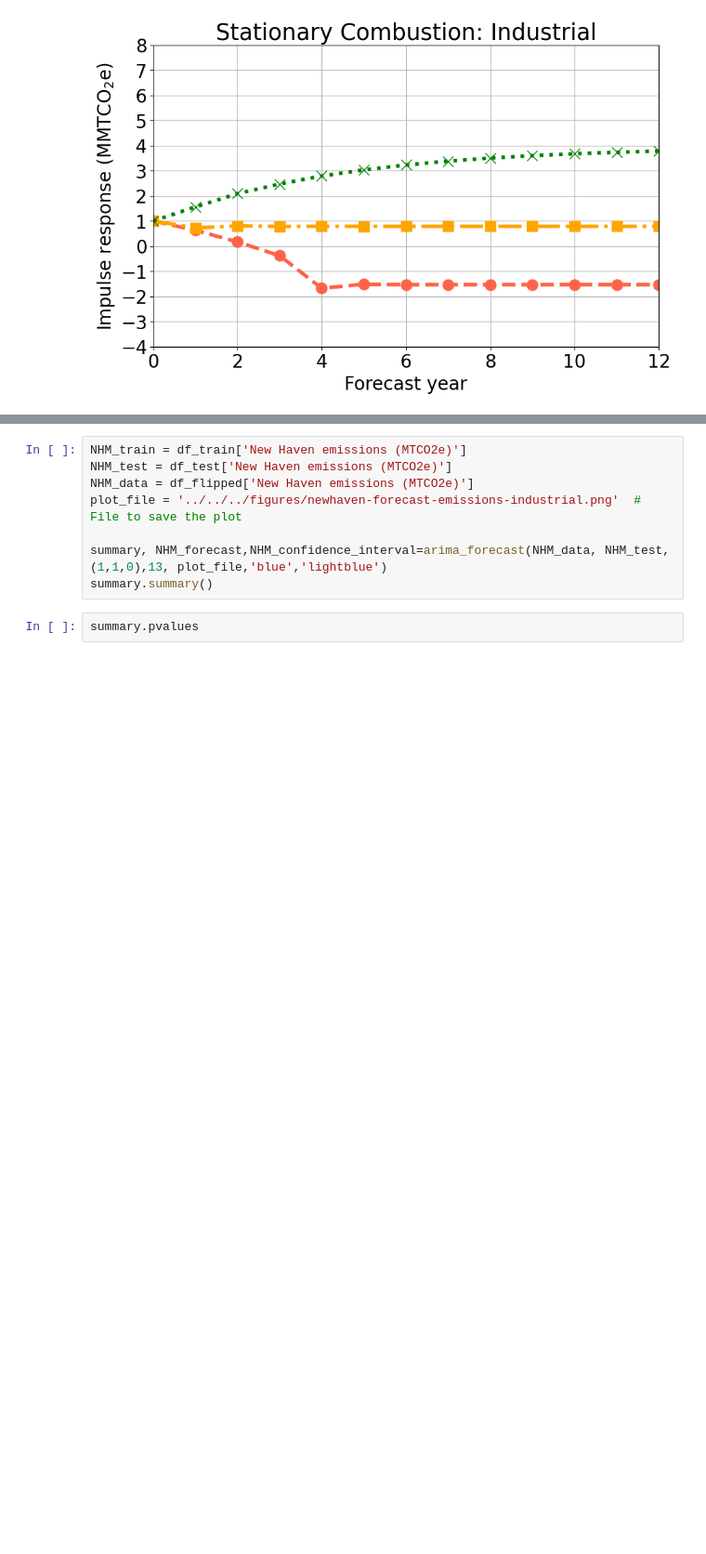
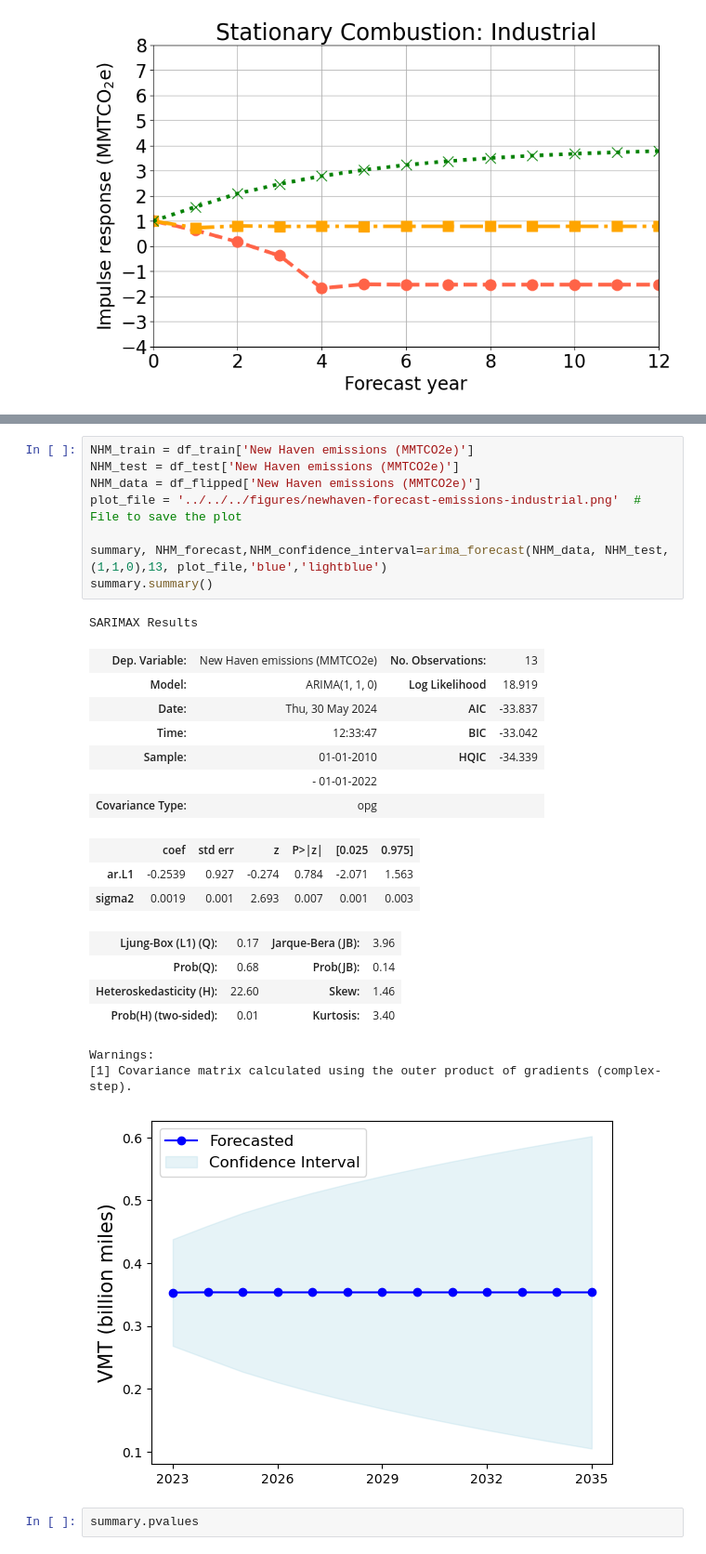
Before and after one commit to narslab/tracking-msa-ghg, a Jupyter notebook: bin/jupyter/emissions-projection/msa-industrial-forecast.ipynb, the cells around one changed output, grey strips where cells are left out. Shown at 93% size. Saved outputs shown, nothing was run; the diff lists cells and outputs as text; blank space fills up the shorter version.

```diff
--- a/bin/jupyter/emissions-projection/msa-industrial-forecast.ipynb
+++ b/bin/jupyter/emissions-projection/msa-industrial-forecast.ipynb
@@ -791,11 +793,30 @@ KeyError: 'Hartford emissions (MTCO2e)'
 # %%
-NHM_train = df_train['New Haven emissions (MTCO2e)']
-NHM_test = df_test['New Haven emissions (MTCO2e)']
-NHM_data = df_flipped['New Haven emissions (MTCO2e)']
+NHM_train = df_train['New Haven emissions (MMTCO2e)']
+NHM_test = df_test['New Haven emissions (MMTCO2e)']
+NHM_data = df_flipped['New Haven emissions (MMTCO2e)']
 plot_file = '../../../figures/newhaven-forecast-emissions-industrial.png'  # File to save the plot
 
 summary, NHM_forecast,NHM_confidence_interval=arima_forecast(NHM_data, NHM_test, (1,1,0),13, plot_file,'blue','lightblue')
 summary.summary()
+# %% [output]
+SARIMAX Results
+| Dep. Variable: | New Haven emissions (MMTCO2e) | No. Observations: | 13 |
+| Model: | ARIMA(1, 1, 0) | Log Likelihood | 18.919 |
+| Date: | Thu, 30 May 2024 | AIC | -33.837 |
+| Time: | 12:33:47 | BIC | -33.042 |
+| Sample: | 01-01-2010 | HQIC | -34.339 |
+|  | - 01-01-2022 |  |  |
+| Covariance Type: | opg |  |  |
+|  | coef | std err | z | P>|z| | [0.025 | 0.975] |
+| ar.L1 | -0.2539 | 0.927 | -0.274 | 0.784 | -2.071 | 1.563 |
+| sigma2 | 0.0019 | 0.001 | 2.693 | 0.007 | 0.001 | 0.003 |
+| Ljung-Box (L1) (Q): | 0.17 | Jarque-Bera (JB): | 3.96 |
+| Prob(Q): | 0.68 | Prob(JB): | 0.14 |
+| Heteroskedasticity (H): | 22.60 | Skew: | 1.46 |
+| Prob(H) (two-sided): | 0.01 | Kurtosis: | 3.40 |
+Warnings:
+[1] Covariance matrix calculated using the outer product of gradients (complex-step).
+[figure, added]
 # %%
 summary.pvalues
 # %%
```
Also changed, not shown: parts of 8 cells of this notebook, 38 other files.
